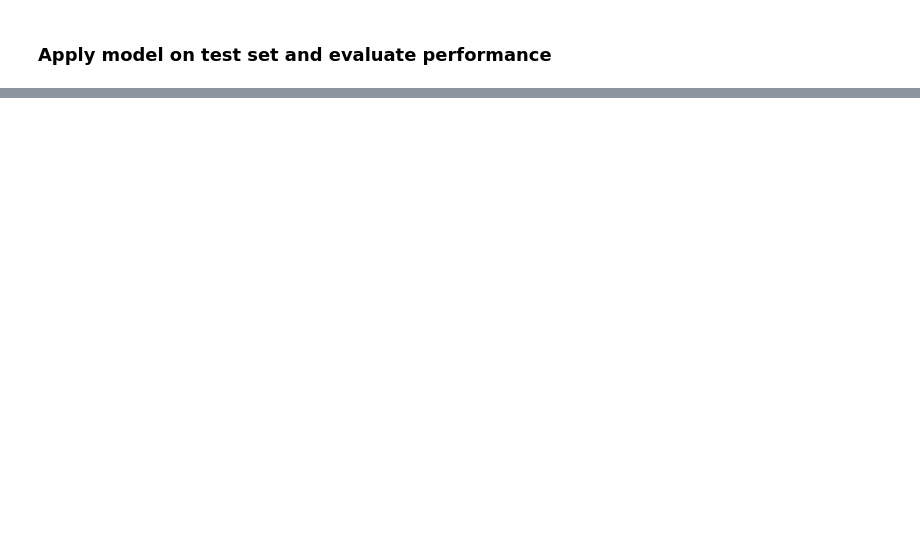
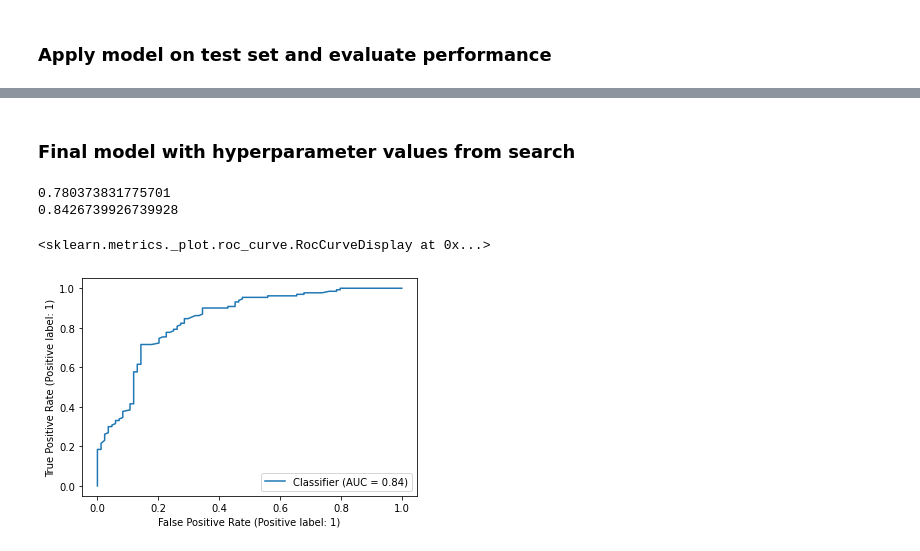
Before and after one commit to lizetdevries/Group5_assignment, a Jupyter notebook: Final_notebook.ipynb, the cells around one changed output, grey strips where cells are left out. Saved outputs shown, nothing was run; the diff lists cells and outputs as text; code cells hidden in the pictures; blank space fills up the shorter version.

Commit message:
added pipeline with fixed hyperparameters

```diff
--- a/Final_notebook.ipynb
+++ b/Final_notebook.ipynb
@@ -797,0 +798,22 @@ RocCurveDisplay.from_predictions(y_test, y_pred_plot)
+# %% [markdown]
+### Final model with hyperparameter values from search
+# %%
+pipe_final = Pipeline([('scaler', scaler), ('pca', PCA(n_components = 53)), ('rf', RandomForestClassifier(n_estimators = 600, max_depth = 50, random_state = 1))])
+
+# Fit pipe_after_grid on data
+bst_final = pipe_final.fit(X_train, y_train)
+# %%
+# Apply trained pipe on test set
+y_test = (np.array(y_test))
+y_pred_plot = bst_final.predict_proba(X_test)[:, 1]
+
+print(bst_final.score(X_test, y_test)) # Accuracy
+print(roc_auc_score(y_test, y_pred_plot)) # ROC AUC
+
+# Plot ROC-curve
+RocCurveDisplay.from_predictions(y_test, y_pred_plot)
+# %% [output]
+0.780373831775701
+0.8426739926739928
+<sklearn.metrics._plot.roc_curve.RocCurveDisplay at 0x...>
+[figure, added]
```
Also changed, not shown: parts of 3 cells of this notebook.
